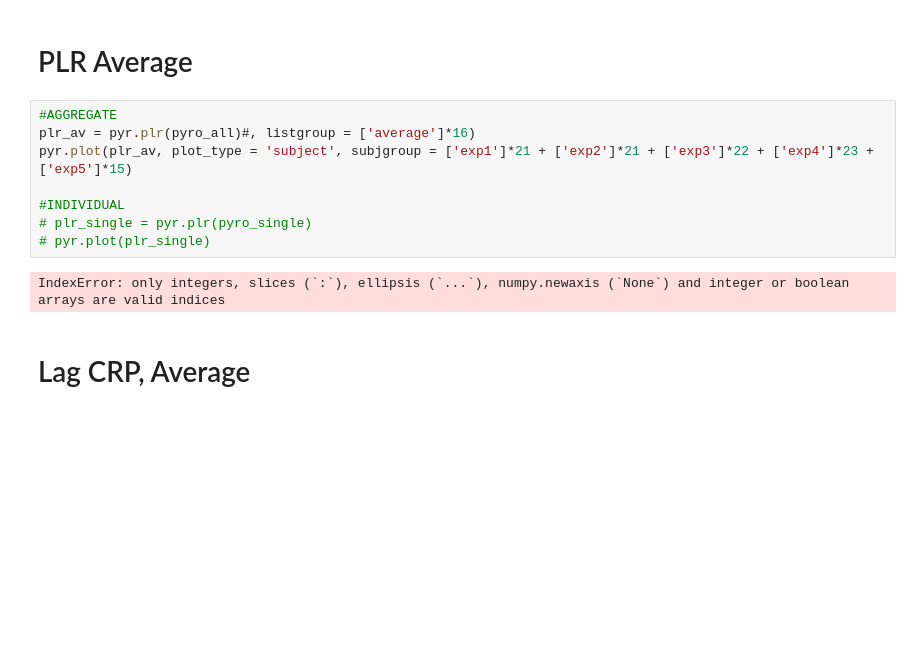
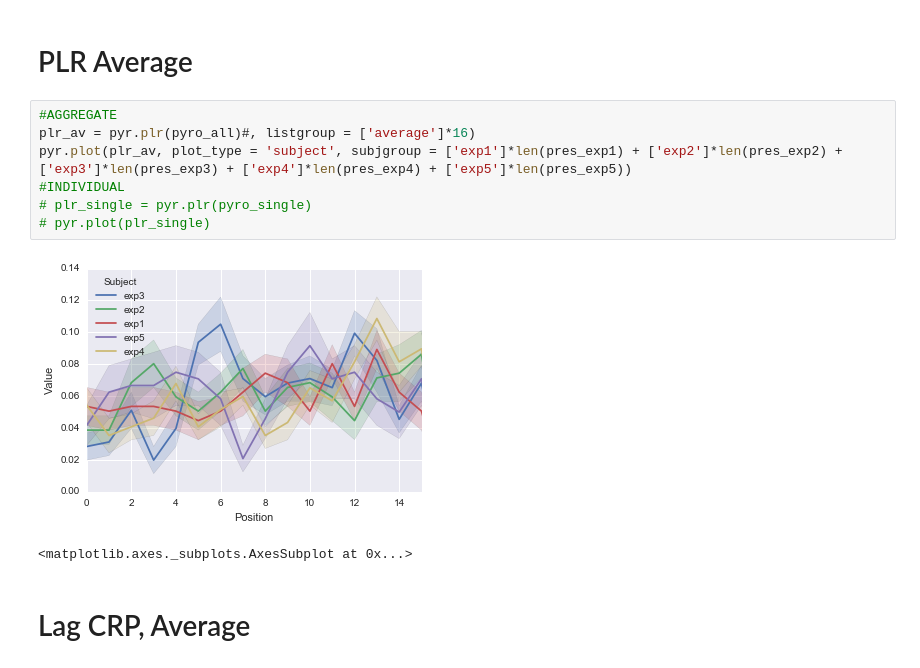
Before and after one commit to ContextLab/FRFR-analyses, a Jupyter notebook: notebooks/EL-weekly-report-2.21.17-test-room-1.ipynb, the cells around one changed output. Cells and saved outputs as stored; diff of their text form; blank space fills up the shorter version.

```diff
--- a/notebooks/EL-weekly-report-2.21.17-test-room-1.ipynb
+++ b/notebooks/EL-weekly-report-2.21.17-test-room-1.ipynb
@@ -301,13 +326,13 @@ pyr.plot(pfr_av, plot_type = 'subject', subjgroup = ['exp1']*21 + ['exp2']*21 +
 # %%
 #AGGREGATE
 plr_av = pyr.plr(pyro_all)#, listgroup = ['average']*16)
-pyr.plot(plr_av, plot_type = 'subject', subjgroup = ['exp1']*21 + ['exp2']*21 + ['exp3']*22 + ['exp4']*23 + ['exp5']*15)
-
+pyr.plot(plr_av, plot_type = 'subject', subjgroup = ['exp1']*len(pres_exp1) + ['exp2']*len(pres_exp2) + ['exp3']*len(pres_exp3) + ['exp4']*len(pres_exp4) + ['exp5']*len(pres_exp5))
 #INDIVIDUAL
 # plr_single = pyr.plr(pyro_single)
 # pyr.plot(plr_single)
 # %% [output]
+[figure, added]
-IndexError: only integers, slices (`:`), ellipsis (`...`), numpy.newaxis (`None`) and integer or boolean arrays are valid indices
+<matplotlib.axes._subplots.AxesSubplot at 0x...>
 # %% [markdown]
 <h1>Lag CRP, Average</h1>
 # %%
```
Also changed, not shown: parts of 7 cells of this notebook, 1 other file.
